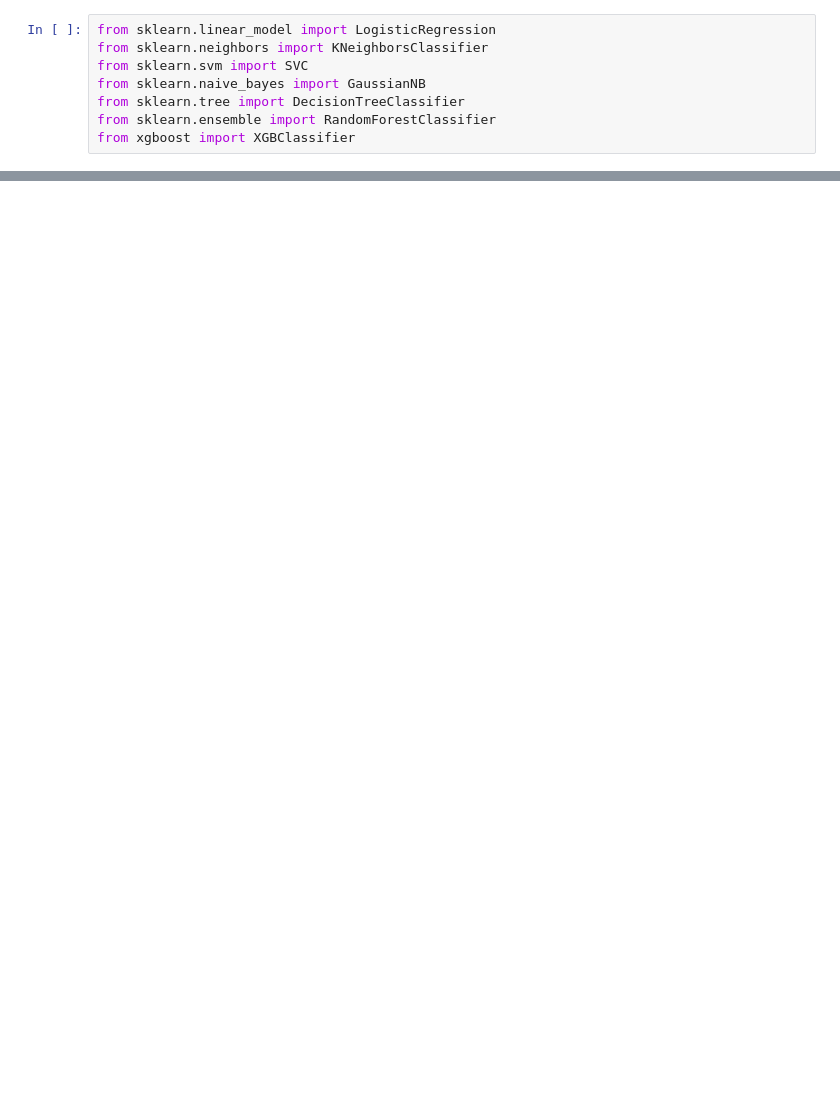
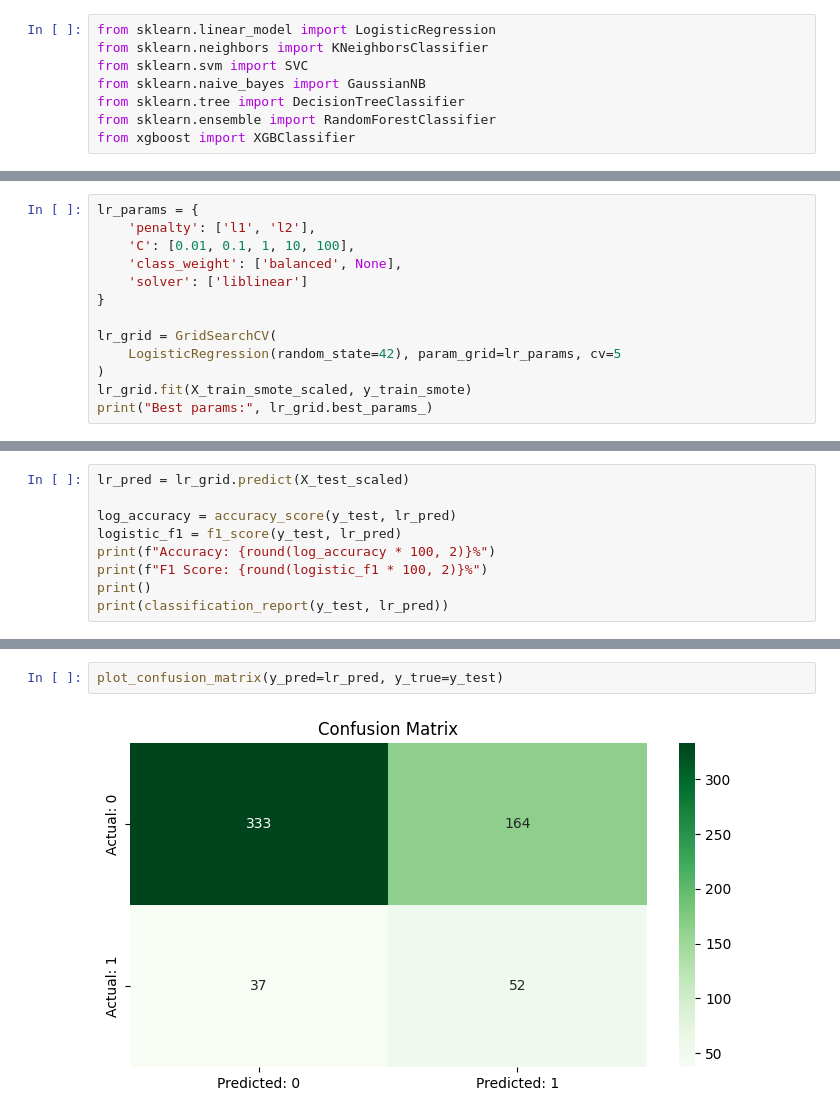
Before and after one commit to mtfattahpour/chd-prediction, a Jupyter notebook: notebooks/model_training.ipynb, the cells around one changed output, grey strips where cells are left out. Drawn from its saved outputs; the diff is of its cells as text; blank space fills up the shorter version.

Commit message:
Added a few evaluation measures, LogisticRegression done

```diff
--- a/notebooks/model_training.ipynb
+++ b/notebooks/model_training.ipynb
@@ -144,0 +181,13 @@ from xgboost import XGBClassifier
+# %%
+lr_params = {
+    'penalty': ['l1', 'l2'],
+    'C': [0.01, 0.1, 1, 10, 100],
+    'class_weight': ['balanced', None],
+    'solver': ['liblinear']
+}
+
+lr_grid = GridSearchCV(
+    LogisticRegression(random_state=42), param_grid=lr_params, cv=5
+)
+lr_grid.fit(X_train_smote_scaled, y_train_smote)
+print("Best params:", lr_grid.best_params_)
@@ -144,0 +196,9 @@ from xgboost import XGBClassifier
+# %%
+lr_pred = lr_grid.predict(X_test_scaled)
+
+log_accuracy = accuracy_score(y_test, lr_pred)
+logistic_f1 = f1_score(y_test, lr_pred)
+print(f"Accuracy: {round(log_accuracy * 100, 2)}%")
+print(f"F1 Score: {round(logistic_f1 * 100, 2)}%")
+print()
+print(classification_report(y_test, lr_pred))
@@ -144,0 +217,4 @@ from xgboost import XGBClassifier
+# %%
+plot_confusion_matrix(y_pred=lr_pred, y_true=y_test)
+# %% [output]
+[figure, added]
```
Also changed, not shown: parts of 12 cells of this notebook.
